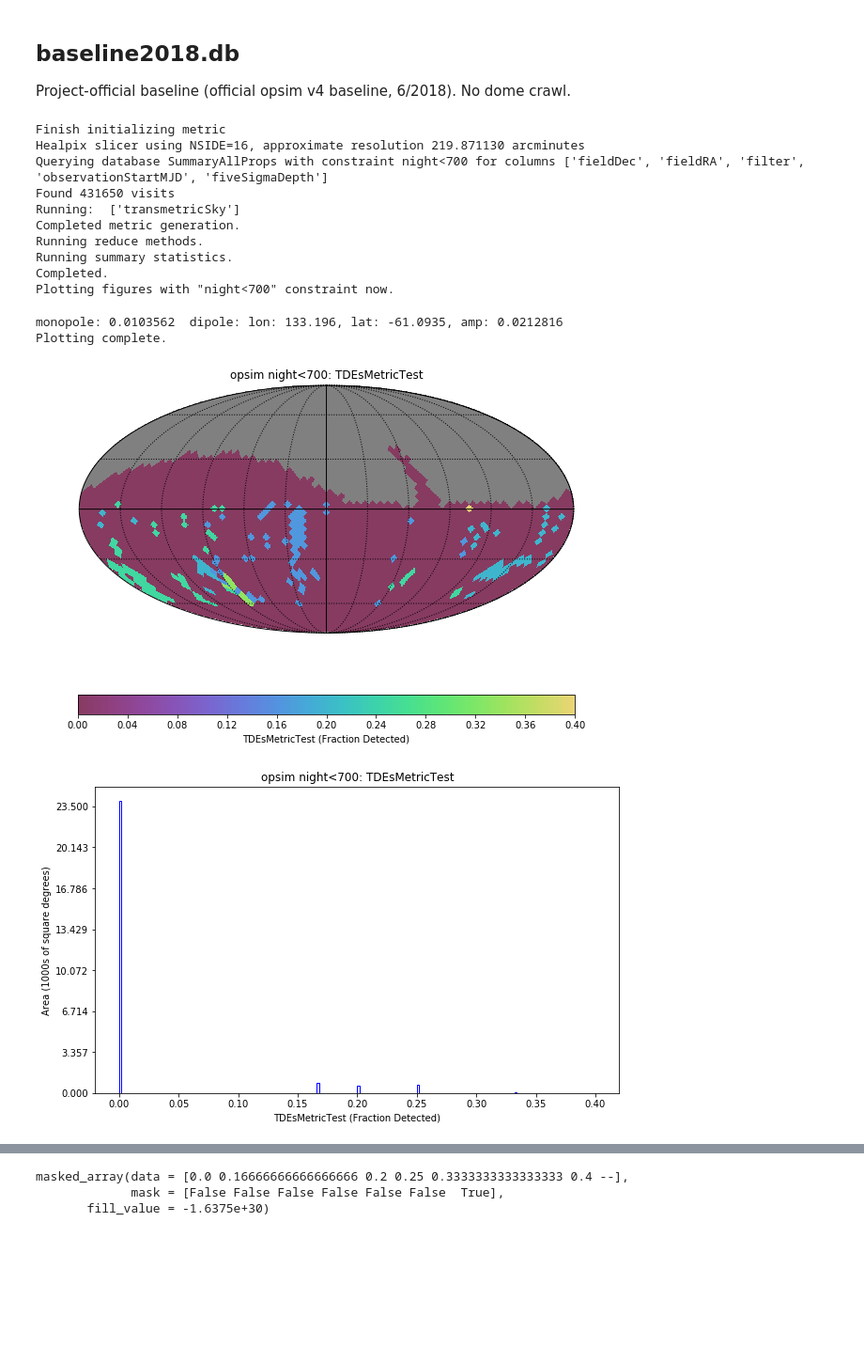
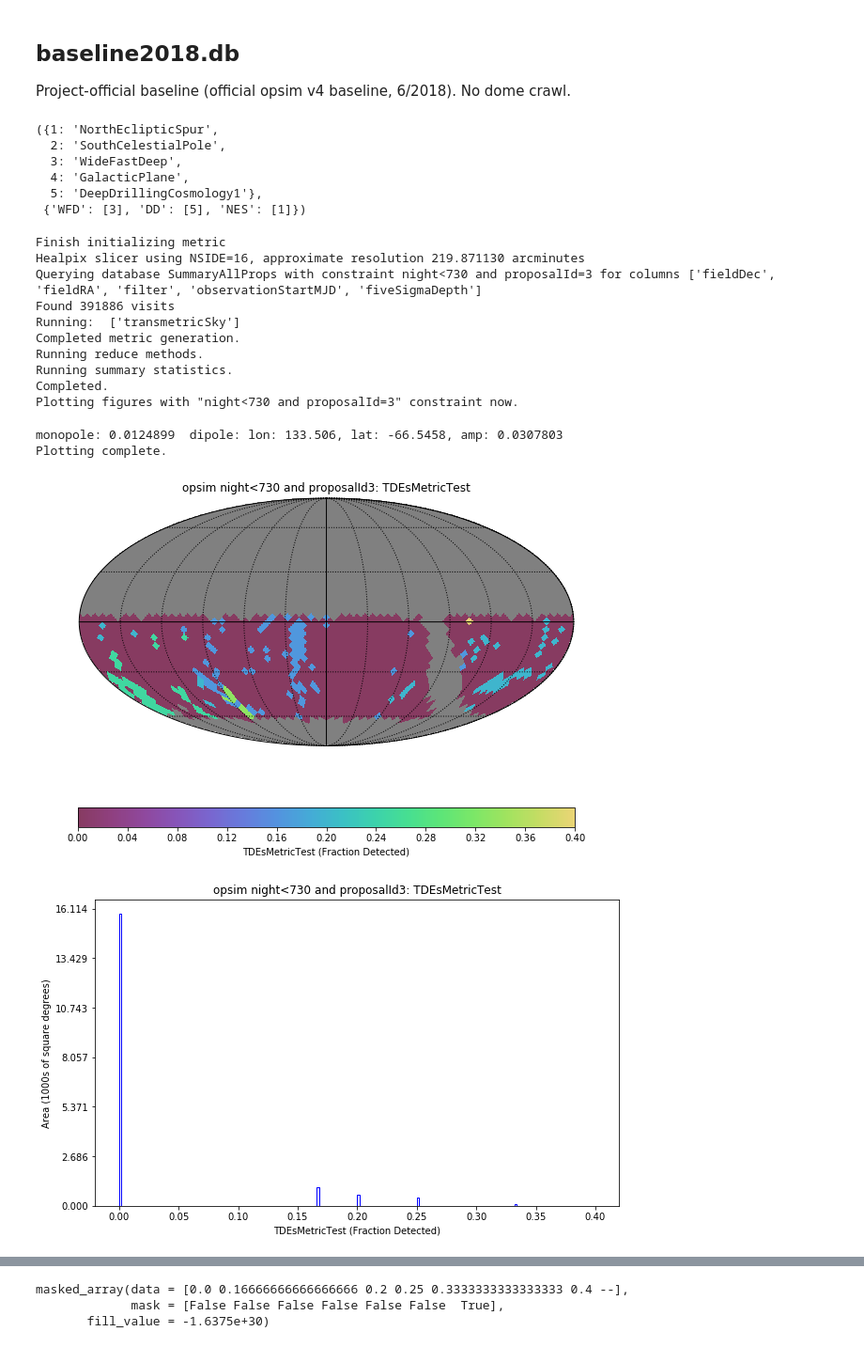
Before and after one commit to xiaolng/maf, a Jupyter notebook: TDEsDb.ipynb, the cells around one changed output, grey strips where cells are left out. Shown: that part at 94% size. Saved outputs shown, nothing was run; the diff lists cells and outputs as text; code cells hidden in the pictures; blank space fills up the shorter version.

```diff
--- a/TDEsDb.ipynb
+++ b/TDEsDb.ipynb
@@ -116,36 +126,45 @@ plotlc(df, time_key='ph', mag_key='mag', filter_key='flt', peakEpoch=peakEpoch,
 Project-official baseline (official opsim v4 baseline, 6/2018). No dome crawl.
 # %%
 opsdb_baseline = db.OpsimDatabase('baseline2018a.db')
+# %%
+opsdb_baseline.fetchPropInfo()
+# %% [output]
+({1: 'NorthEclipticSpur',
+  2: 'SouthCelestialPole',
+  3: 'WideFastDeep',
+  4: 'GalacticPlane',
+  5: 'DeepDrillingCosmology1'},
+ {'WFD': [3], 'DD': [5], 'NES': [1]})
 # %%
 ## get skymap
 transmetric = TDEsMetricTest(asciifile=asciifile, mjdCol=mjdCol, m5Col=m5Col, filterCol=filterCol,
                  detectSNR=detectSNR,
                  epochStart=epochStart, peakEpoch=peakEpoch, nearPeakT=nearPeakT, postPeakT=postPeakT, nPhaseCheck=nPhaseCheck,
                  nObsTotal= nObsTotal,nObsPrePeak=nObsPrePeak,
                  nObsNearPeak=nObsNearPeak, nFiltersNearPeak=nFiltersNearPeak,
                  nObsPostPeak=nObsPostPeak, nFiltersPostPeak=nFiltersPostPeak,
                  dataout=False)
 
 slicer = slicers.HealpixSlicer(nside=16)
-sqlconstraint = 'night<700'
+sqlconstraint = 'night<730 and proposalId=3'
 
 transmetricSky = metricBundles.MetricBundle(transmetric,slicer,sqlconstraint)
 
 group = metricBundles.MetricBundleGroup({'transmetricSky':transmetricSky}, opsdb_baseline, outDir=outDir, resultsDb=resultsDb)
 group.runAll()
 group.plotAll(closefigs=False)
 # %% [output]
 Finish initializing metric
 Healpix slicer using NSIDE=16, approximate resolution 219.871130 arcminutes
-Querying database SummaryAllProps with constraint night<700 for columns ['fieldDec', 'fieldRA', 'filter', 'observationStartMJD', 'fiveSigmaDepth']
-Found 431650 visits
+Querying database SummaryAllProps with constraint night<730 and proposalId=3 for columns ['fieldDec', 'fieldRA', 'filter', 'observationStartMJD', 'fiveSigmaDepth']
+Found 391886 visits
 Running:  ['transmetricSky']
 Completed metric generation.
 Running reduce methods.
 Running summary statistics.
 Completed.
-Plotting figures with "night<700" constraint now.
+Plotting figures with "night<730 and proposalId=3" constraint now.
-monopole: 0.0103562  dipole: lon: 133.196, lat: -61.0935, amp: 0.0212816
+monopole: 0.0124899  dipole: lon: 133.506, lat: -66.5458, amp: 0.0307803
 Plotting complete.
-[figure, old version]
+[figure, new version]
-[figure, old version]
+[figure, new version]
```
Also changed, not shown: parts of 25 cells of this notebook.
